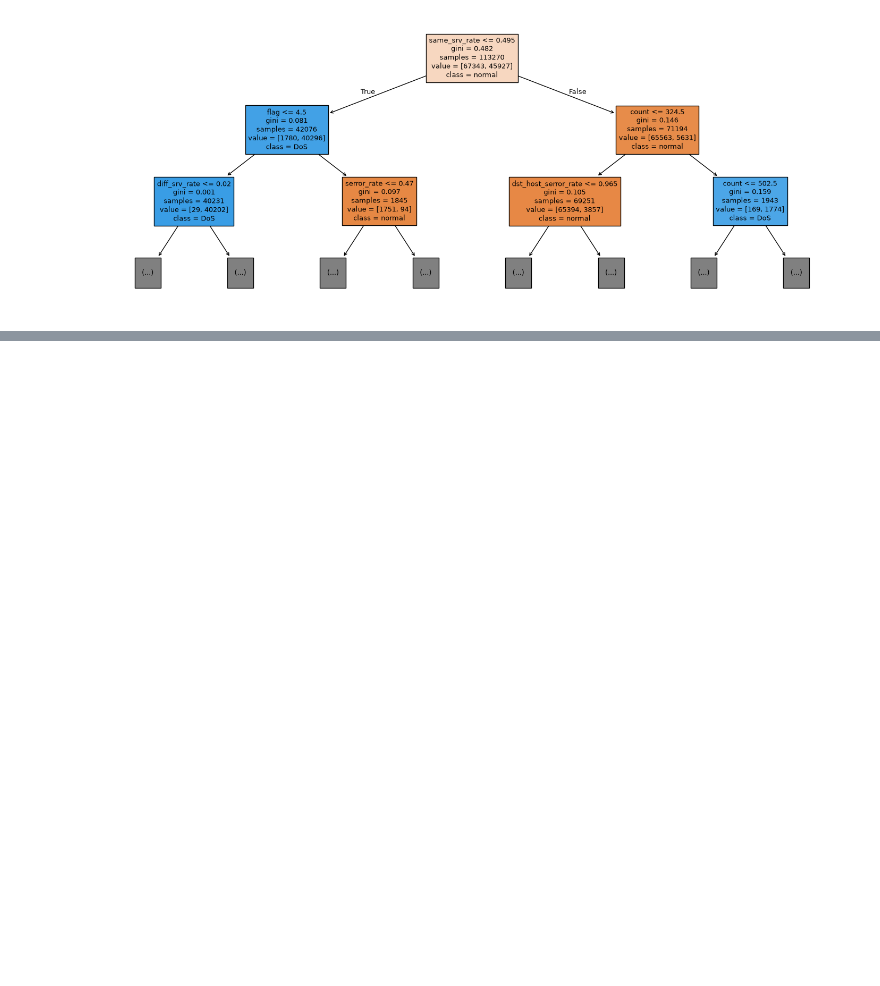
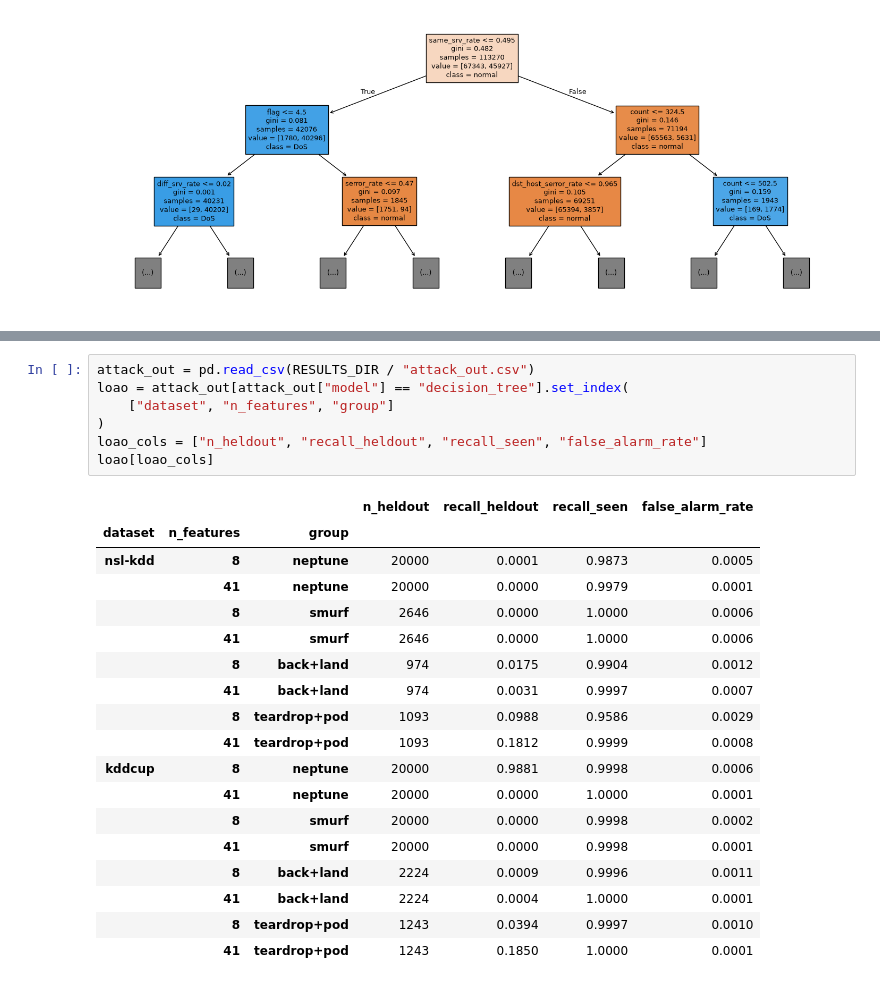
Before and after one commit to jr-cho/ml-network-anomaly-detection, a Jupyter notebook: notebooks/03_decision_tree.ipynb, the cells around one changed output, grey strips where cells are left out. Saved outputs shown, nothing was run; the diff lists cells and outputs as text; blank space fills up the shorter version.

```diff
--- a/notebooks/03_decision_tree.ipynb
+++ b/notebooks/03_decision_tree.ipynb
@@ -154,0 +169,26 @@ pd.Series(
+# %%
+attack_out = pd.read_csv(RESULTS_DIR / "attack_out.csv")
+loao = attack_out[attack_out["model"] == "decision_tree"].set_index(
+    ["dataset", "n_features", "group"]
+)
+loao_cols = ["n_heldout", "recall_heldout", "recall_seen", "false_alarm_rate"]
+loao[loao_cols]
+# %% [output]
+|  |  |  | n_heldout | recall_heldout | recall_seen | false_alarm_rate |
+| dataset | n_features | group |  |  |  |  |
+| nsl-kdd | 8 | neptune | 20000 | 0.0001 | 0.9873 | 0.0005 |
+|  | 41 | neptune | 20000 | 0.0000 | 0.9979 | 0.0001 |
+|  | 8 | smurf | 2646 | 0.0000 | 1.0000 | 0.0006 |
+|  | 41 | smurf | 2646 | 0.0000 | 1.0000 | 0.0006 |
+|  | 8 | back+land | 974 | 0.0175 | 0.9904 | 0.0012 |
+|  | 41 | back+land | 974 | 0.0031 | 0.9997 | 0.0007 |
+|  | 8 | teardrop+pod | 1093 | 0.0988 | 0.9586 | 0.0029 |
+|  | 41 | teardrop+pod | 1093 | 0.1812 | 0.9999 | 0.0008 |
+| kddcup | 8 | neptune | 20000 | 0.9881 | 0.9998 | 0.0006 |
+|  | 41 | neptune | 20000 | 0.0000 | 1.0000 | 0.0001 |
+|  | 8 | smurf | 20000 | 0.0000 | 0.9998 | 0.0002 |
+|  | 41 | smurf | 20000 | 0.0000 | 0.9998 | 0.0001 |
+|  | 8 | back+land | 2224 | 0.0009 | 0.9996 | 0.0011 |
+|  | 41 | back+land | 2224 | 0.0004 | 1.0000 | 0.0001 |
+|  | 8 | teardrop+pod | 1243 | 0.0394 | 0.9997 | 0.0010 |
+|  | 41 | teardrop+pod | 1243 | 0.1850 | 1.0000 | 0.0001 |
```
Also changed, not shown: parts of 9 cells of this notebook, 4 other files.
